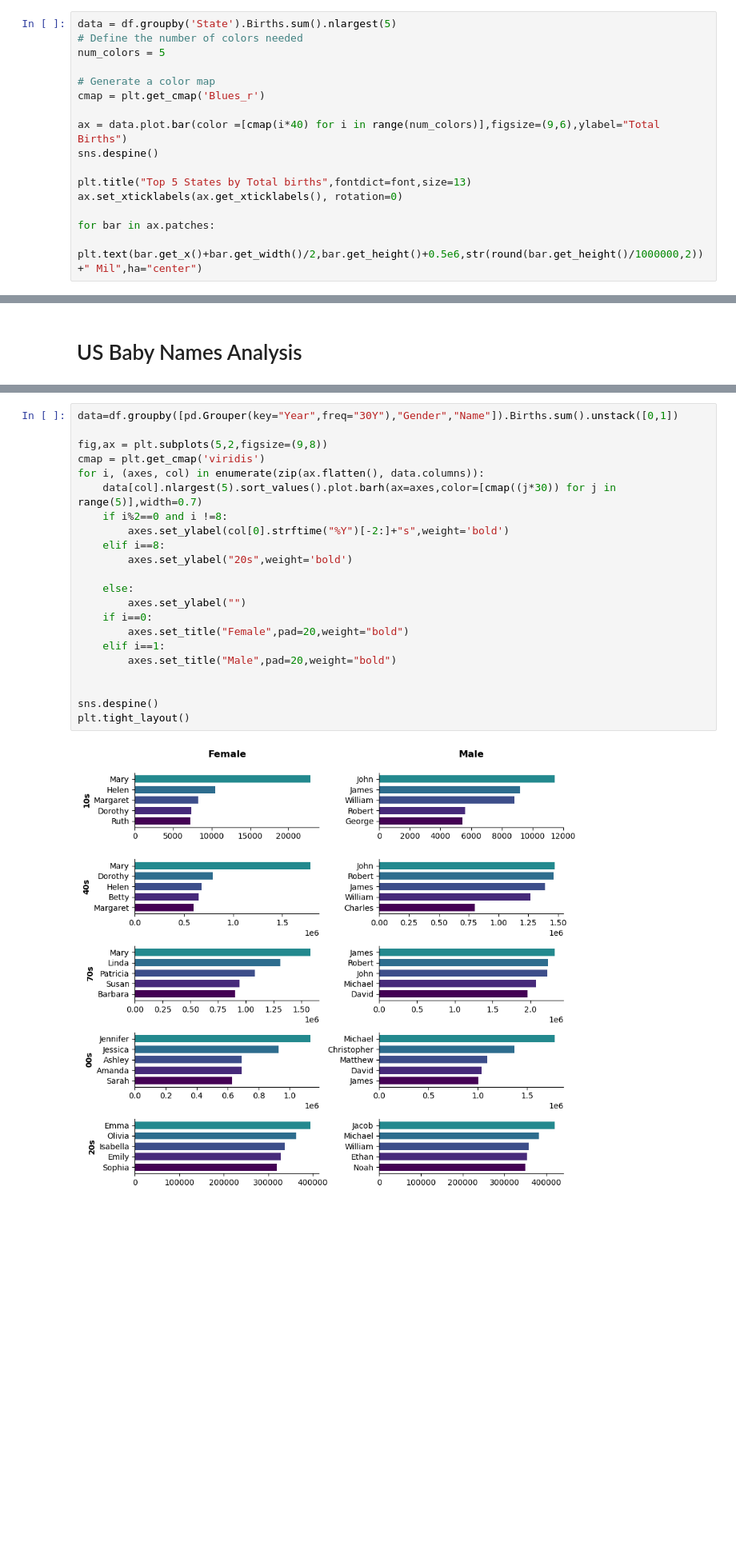
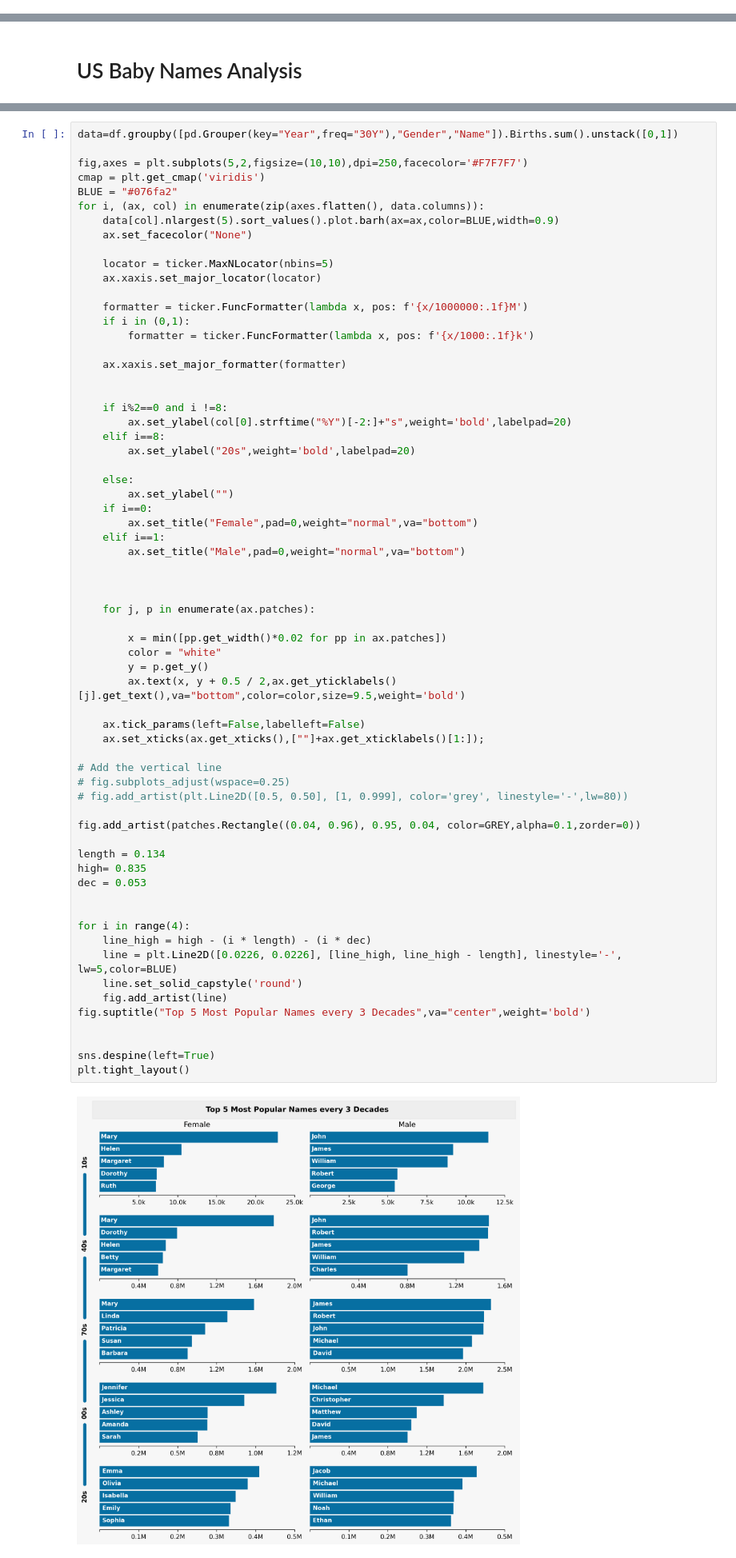
Before and after one commit to numanwaziri/NamingPatterns-Analysis, a Jupyter notebook: Analysis.ipynb, the cells around one changed output, grey strips where cells are left out. Shown at 80% size. Drawn from its saved outputs; the diff is of its cells as text; blank space fills up the shorter version.

```diff
--- a/Analysis.ipynb
+++ b/Analysis.ipynb
@@ -312,18 +420,2 @@ cbar.outline.set_visible(False)
 # %% [markdown]
 ## Overall Top 5 States with highest Births
-# %%
-data = df.groupby('State').Births.sum().nlargest(5)
-# Define the number of colors needed
-num_colors = 5
-
-# Generate a color map
-cmap = plt.get_cmap('Blues_r')
-
-ax = data.plot.bar(color =[cmap(i*40) for i in range(num_colors)],figsize=(9,6),ylabel="Total Births")
-sns.despine()
-
-plt.title("Top 5 States by Total births",fontdict=font,size=13)
-ax.set_xticklabels(ax.get_xticklabels(), rotation=0)
-
-for bar in ax.patches:
-    plt.text(bar.get_x()+bar.get_width()/2,bar.get_height()+0.5e6,str(round(bar.get_height()/1000000,2))+" Mil",ha="center")
@@ -344,24 +511,67 @@ for bar in ax.patches:
 # %%
 data=df.groupby([pd.Grouper(key="Year",freq="30Y"),"Gender","Name"]).Births.sum().unstack([0,1])
 
-fig,ax = plt.subplots(5,2,figsize=(9,8))
+fig,axes = plt.subplots(5,2,figsize=(10,10),dpi=250,facecolor='#F7F7F7')
 cmap = plt.get_cmap('viridis')
-for i, (axes, col) in enumerate(zip(ax.flatten(), data.columns)):
-    data[col].nlargest(5).sort_values().plot.barh(ax=axes,color=[cmap((j*30)) for j in range(5)],width=0.7)
+BLUE = "#076fa2"
+for i, (ax, col) in enumerate(zip(axes.flatten(), data.columns)):
+    data[col].nlargest(5).sort_values().plot.barh(ax=ax,color=BLUE,width=0.9)
+    ax.set_facecolor("None")
+
+    locator = ticker.MaxNLocator(nbins=5)
+    ax.xaxis.set_major_locator(locator)
+
+    formatter = ticker.FuncFormatter(lambda x, pos: f'{x/1000000:.1f}M')
+    if i in (0,1):
+        formatter = ticker.FuncFormatter(lambda x, pos: f'{x/1000:.1f}k')
+
+    ax.xaxis.set_major_formatter(formatter)
+
+
     if i%2==0 and i !=8:
-        axes.set_ylabel(col[0].strftime("%Y")[-2:]+"s",weight='bold')
+        ax.set_ylabel(col[0].strftime("%Y")[-2:]+"s",weight='bold',labelpad=20)
     elif i==8:
-        axes.set_ylabel("20s",weight='bold')
+        ax.set_ylabel("20s",weight='bold',labelpad=20)
 
     else:
-        axes.set_ylabel("")
+        ax.set_ylabel("")
     if i==0:
-        axes.set_title("Female",pad=20,weight="bold")
+        ax.set_title("Female",pad=0,weight="normal",va="bottom")
     elif i==1:
-        axes.set_title("Male",pad=20,weight="bold")
+        ax.set_title("Male",pad=0,weight="normal",va="bottom")
 
 
-sns.despine()
+
+    for j, p in enumerate(ax.patches):
+
+        x = min([pp.get_width()*0.02 for pp in ax.patches])
+        color = "white"
+        y = p.get_y()
+        ax.text(x, y + 0.5 / 2,ax.get_yticklabels()[j].get_text(),va="bottom",color=color,size=9.5,weight='bold')
+
+    ax.tick_params(left=False,labelleft=False)
+    ax.set_xticks(ax.get_xticks(),[""]+ax.get_xticklabels()[1:]);
+
+# Add the vertical line
+# fig.subplots_adjust(wspace=0.25)
+# fig.add_artist(plt.Line2D([0.5, 0.50], [1, 0.999], color='grey', linestyle='-',lw=80))
+
+fig.add_artist(patches.Rectangle((0.04, 0.96), 0.95, 0.04, color=GREY,alpha=0.1,zorder=0))
+
+length = 0.134
+high= 0.835
+dec = 0.053
+
+
+for i in range(4):
+    line_high = high - (i * length) - (i * dec)
+    line = plt.Line2D([0.0226, 0.0226], [line_high, line_high - length], linestyle='-', lw=5,color=BLUE)
+    line.set_solid_capstyle('round')
+    fig.add_artist(line)
+fig.suptitle("Top 5 Most Popular Names every 3 Decades",va="center",weight='bold')
+
+
+sns.despine(left=True)
 plt.tight_layout()
 # %% [output]
-[figure, old version]
+[figure, new version]
```
Also changed, not shown: parts of 18 cells of this notebook, 1 other file.
